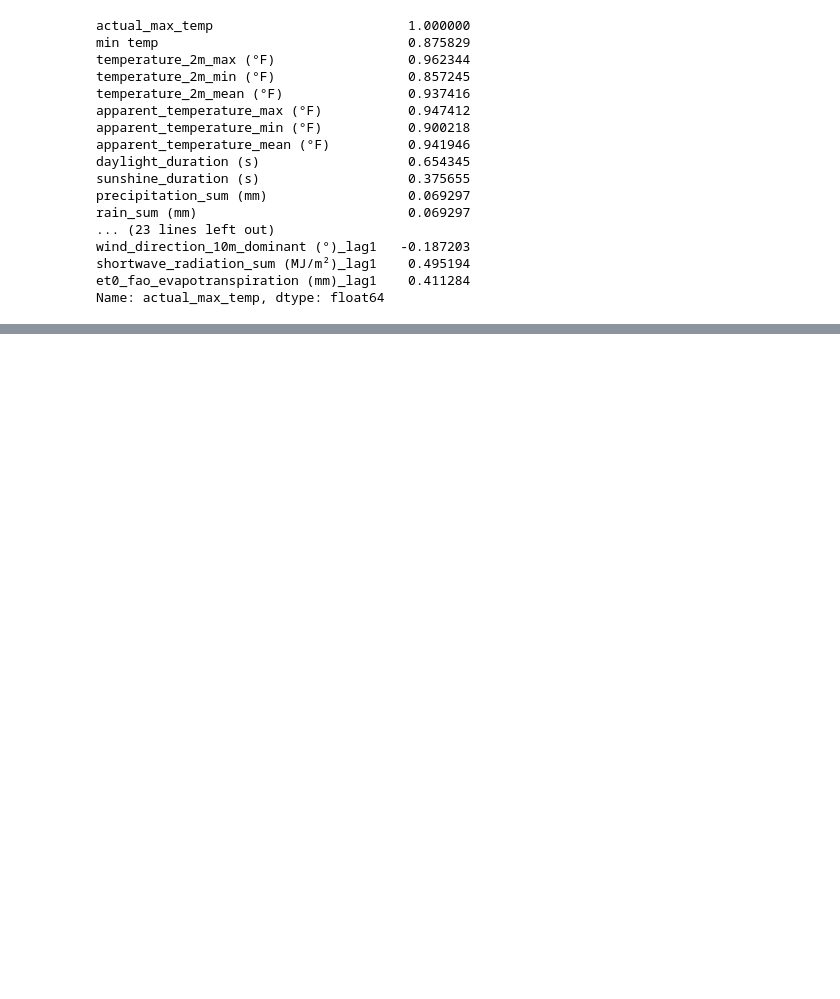
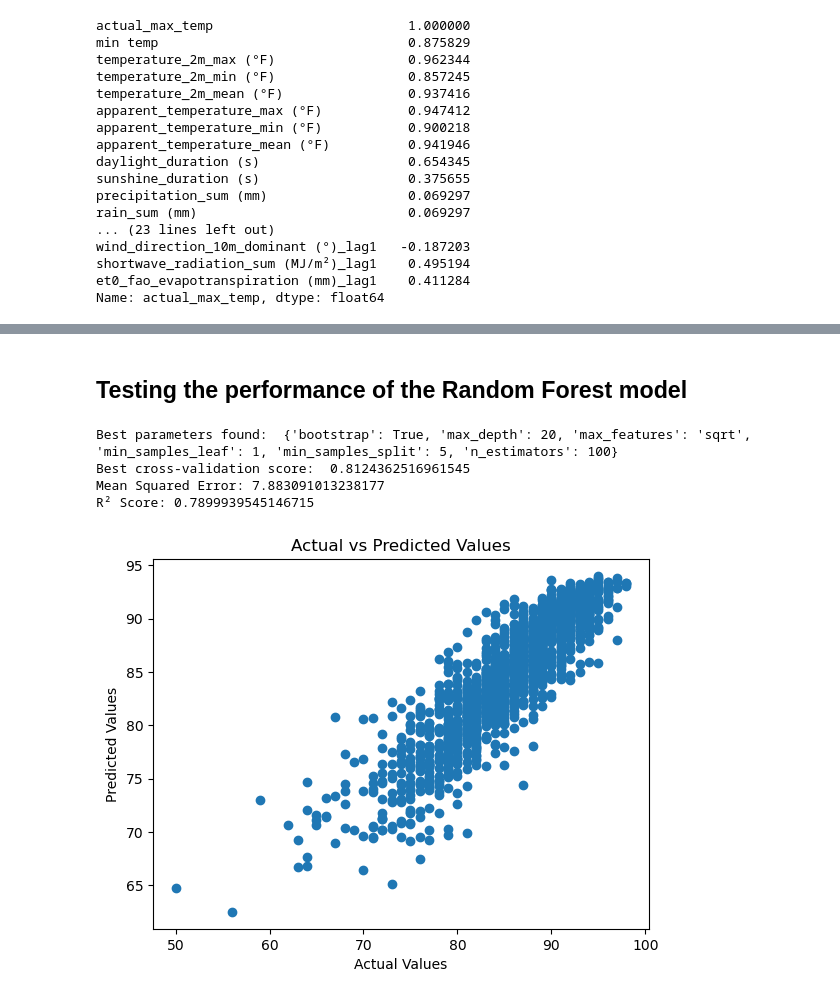
Before and after one commit to comp484-IntroToAI/semester-project-bram-long, a Jupyter notebook: MiamiWeather.ipynb, the cells around one changed output, grey strips where cells are left out. Saved outputs shown, nothing was run; the diff lists cells and outputs as text; code cells hidden in the pictures; blank space fills up the shorter version.

```diff
--- a/MiamiWeather.ipynb
+++ b/MiamiWeather.ipynb
@@ -224,0 +217,33 @@ for i in newdf.columns:
+# %% [markdown]
+## Testing the performance of the Random Forest model
+# %%
+# Step 1: Split Data
+X_train, y_train, X_test, y_test = create_train_test(X, y, 0.8)
+
+# Step 2: Train Model with Grid Search (Optional)
+best_model = find_best_random_forest_model(X_train, y_train)
+
+# Step 3: Predict on Test Set
+predictions = get_rf_predictions(best_model, X_test)
+
+# Step 4: Evaluate the Model
+from sklearn.metrics import mean_squared_error, r2_score
+
+mse = mean_squared_error(y_test, predictions)
+r2 = r2_score(y_test, predictions)
+
+print(f"Mean Squared Error: {mse}")
+print(f"R² Score: {r2}")
+
+# Optional: Visualize Actual vs Predicted
+plt.scatter(y_test, predictions)
+plt.xlabel("Actual Values")
+plt.ylabel("Predicted Values")
+plt.title("Actual vs Predicted Values")
+plt.show()
+# %% [output]
+Best parameters found:  {'bootstrap': True, 'max_depth': 20, 'max_features': 'sqrt', 'min_samples_leaf': 1, 'min_samples_split': 5, 'n_estimators': 100}
+Best cross-validation score:  0.8124362516961545
+Mean Squared Error: 7.883091013238177
+R² Score: 0.7899939545146715
+[figure, added]
```
Also changed, not shown: parts of 6 cells of this notebook, 1 other file.
